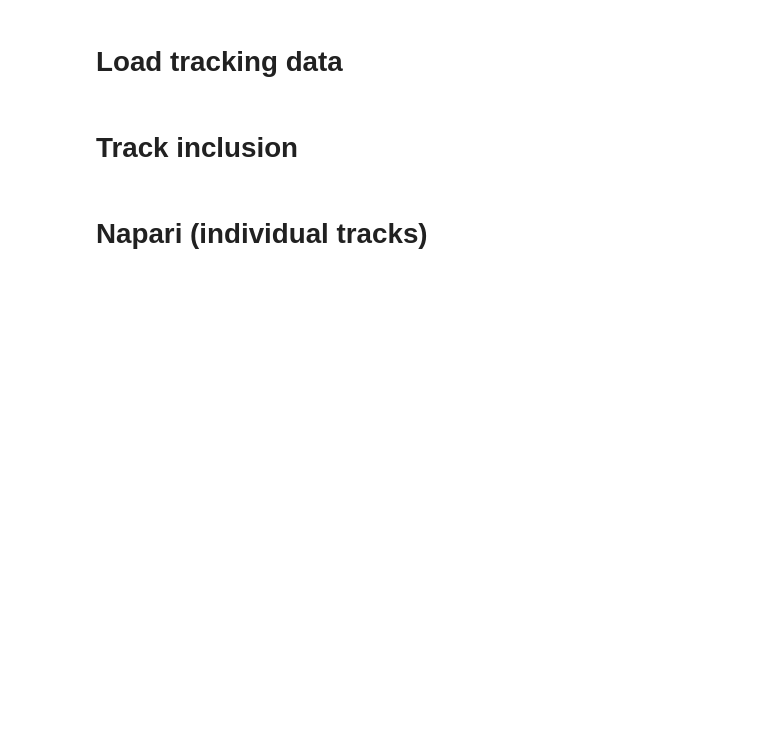
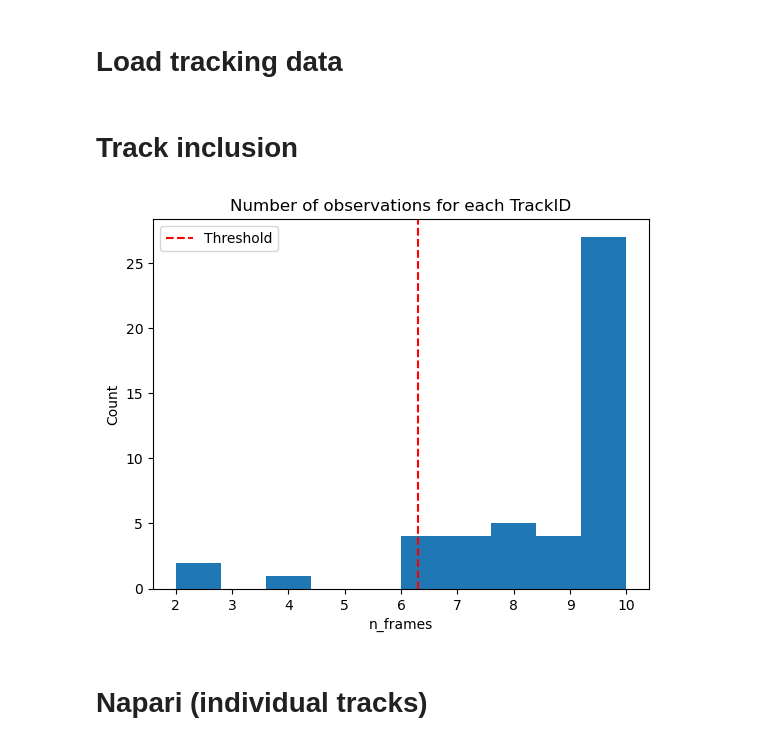
Before and after one commit to TanenbaumLab/SingleObjectGrid, a Jupyter notebook: src/SingleCellMovies.ipynb, the cells around one changed output. Cells and saved outputs as stored; diff of their text form; code cells hidden in the pictures; blank space fills up the shorter version.

```diff
--- a/src/SingleCellMovies.ipynb
+++ b/src/SingleCellMovies.ipynb
@@ -11,7 +11,7 @@ from napari_animation import Animation
 # Data location & settings
 # %%
 # Paths
-path_base = "/data/"
+path_base = "[repo]/sampleData/"
 
 # These paths should be present within the base directory
 path_img = path_base + "/Image/"
@@ -40,7 +40,7 @@ Load tracking data
 Columns: [t, y, x, IDTrack]
 '''
 
-df_tracks = pd.read_csv(path_track + filename + "_tracks.csv", sep = ",", decimal = ".")
+df_tracks = pd.read_csv(path_track + filename[:-4] + "_tracks.csv", sep = ",", decimal = ".")
 print(df_tracks.tail())
 # %% [markdown]
 # Track inclusion
@@ -50,15 +50,17 @@ length_limit = df_tracks['t'].max() * .7
 # %%
 # Plot track length distribution as sanity check
 track_lengths = df_tracks.groupby(['IDTrack']).size().reset_index(name = 'count')
 
 # Plot the histogram
 plt.hist(track_lengths['count'])
-plt.xlabel('IDTrack')
+plt.xlabel('n_frames')
 plt.axvline(x = length_limit, color = 'red', linestyle = '--', label = 'Threshold')
 plt.ylabel('Count')
-plt.title('Number of Entries for Each ID')
+plt.title('Number of observations for each TrackID')
 plt.legend()
 plt.show()
+# %% [output]
+[figure, added]
 # %%
 # Select Track IDs that meet length criteria, reindex for later reference in cropped stack
 tracks_of_interest = track_lengths[track_lengths['count'] >= length_limit][['IDTrack']].reset_index(drop = True).reset_index()
```
Also changed, not shown: parts of 7 cells of this notebook.
